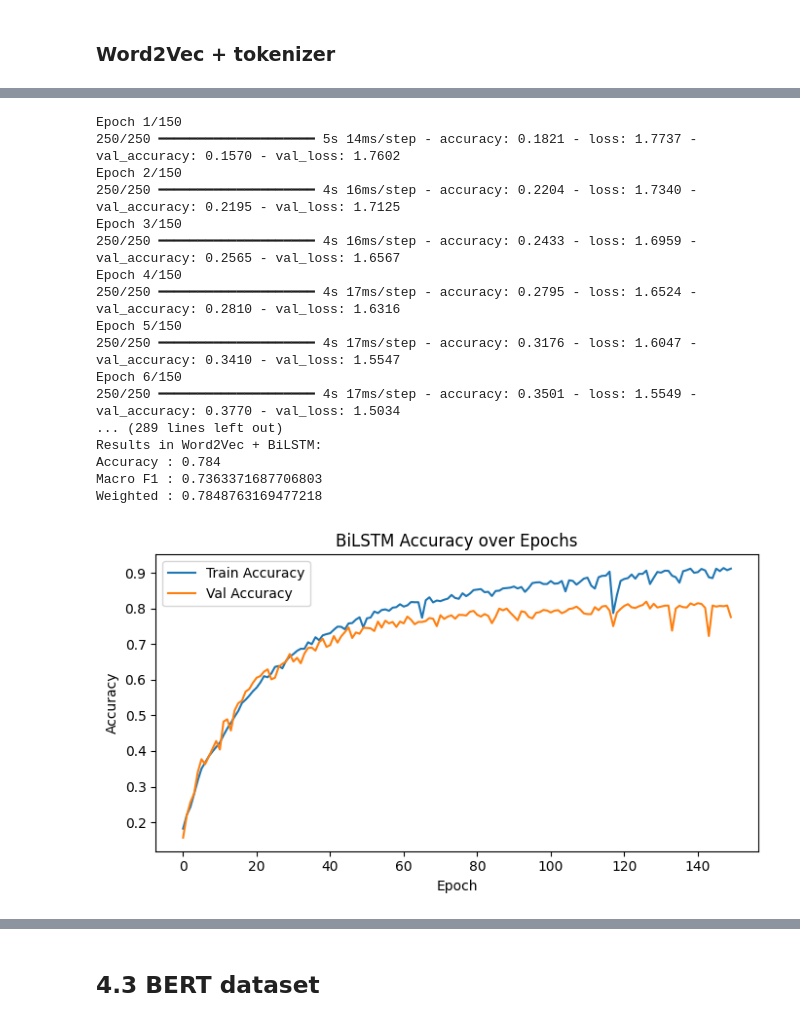
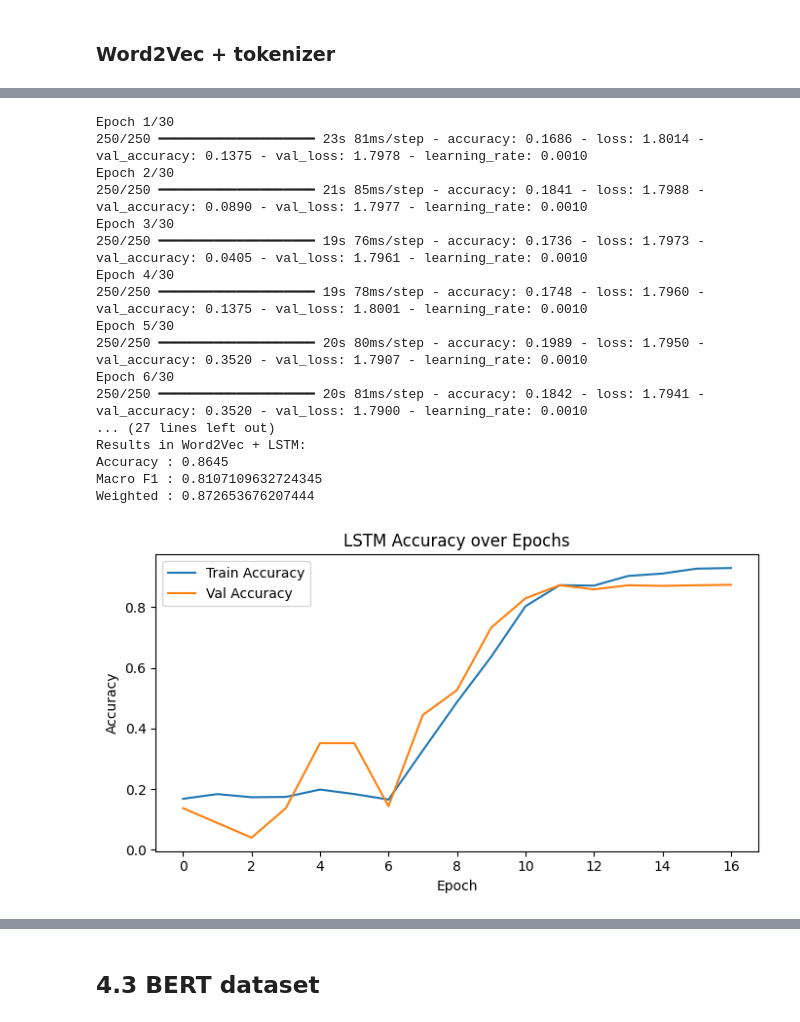
Before and after one commit to tuanTaAnh/Emotion-Classification, a Jupyter notebook: [GH1046139] Ta Anh Tuan - M508C - Big Data Analytics.ipynb, the cells around one changed output, grey strips where cells are left out. Cells and saved outputs as stored; diff of their text form; code cells hidden in the pictures.

```diff
--- a/[GH1046139] Ta Anh Tuan - M508C - Big Data Analytics.ipynb
+++ b/[GH1046139] Ta Anh Tuan - M508C - Big Data Analytics.ipynb
@@ -875,5 +897,5 @@ for w, i in tokenizer.word_index.items():
 # %%
-BiLSTM_EPOCH = 150
+LSTM_EPOCH = 30
 # %%
 tf.keras.backend.clear_session()
 
@@ -922,51 +939,68 @@ Model: "functional"
 # Compute class weights to handle label imbalance during training.
 weights = compute_class_weight("balanced", classes=np.unique(y_train), y=y_train)
 class_weights = {i: w for i, w in enumerate(weights)}
+# %%
+callbacks = [
+    ReduceLROnPlateau(
+        monitor="val_loss",
+        factor=0.5,
+        patience=3,
+        min_lr=1e-5,
+        verbose=1
+    ),
+    EarlyStopping(
+        monitor="val_loss",
+        patience=5,
+        min_delta=1e-3,
+        restore_best_weights=True,
+        verbose=1
+    ),
+]
 # %%
-history = bilstm.fit(
+history = lstm.fit(
     X_train_seq, y_train,
     validation_data=(X_dev_seq, y_dev),
     batch_size=64,
-    epochs=BiLSTM_EPOCH,
+    epochs=LSTM_EPOCH,
     class_weight=class_weights,
+    callbacks=callbacks,
     verbose=1
 )
 
-y_pred_bilstm = np.argmax(bilstm.predict(X_test_seq), axis=1)
+y_pred_lstm = np.argmax(lstm.predict(X_test_seq), axis=1)
 
-print("Results in Word2Vec + BiLSTM:")
-print("Accuracy :", accuracy_score(y_test, y_pred_bilstm))
-print("Macro F1 :", f1_score(y_test, y_pred_bilstm, average="macro"))
-print("Weighted :", f1_score(y_test, y_pred_bilstm, average="weighted"))
+print("Results in Word2Vec + LSTM:")
+print("Accuracy :", accuracy_score(y_test, y_pred_lstm))
+print("Macro F1 :", f1_score(y_test, y_pred_lstm, average="macro"))
+print("Weighted :", f1_score(y_test, y_pred_lstm, average="weighted"))
 # %% [output]
-Epoch 1/150
-250/250 ━━━━━━━━━━━━━━━━━━━━ 5s 14ms/step - accuracy: 0.1821 - loss: 1.7737 - val_accuracy: 0.1570 - val_loss: 1.7602
-Epoch 2/150
-250/250 ━━━━━━━━━━━━━━━━━━━━ 4s 16ms/step - accuracy: 0.2204 - loss: 1.7340 - val_accuracy: 0.2195 - val_loss: 1.7125
-Epoch 3/150
-250/250 ━━━━━━━━━━━━━━━━━━━━ 4s 16ms/step - accuracy: 0.2433 - loss: 1.6959 - val_accuracy: 0.2565 - val_loss: 1.6567
-Epoch 4/150
-250/250 ━━━━━━━━━━━━━━━━━━━━ 4s 17ms/step - accuracy: 0.2795 - loss: 1.6524 - val_accuracy: 0.2810 - val_loss: 1.6316
-Epoch 5/150
-250/250 ━━━━━━━━━━━━━━━━━━━━ 4s 17ms/step - accuracy: 0.3176 - loss: 1.6047 - val_accuracy: 0.3410 - val_loss: 1.5547
-Epoch 6/150
-250/250 ━━━━━━━━━━━━━━━━━━━━ 4s 17ms/step - accuracy: 0.3501 - loss: 1.5549 - val_accuracy: 0.3770 - val_loss: 1.5034
-... (289 lines left out)
-Results in Word2Vec + BiLSTM:
-Accuracy : 0.784
-Macro F1 : 0.7363371687706803
-Weighted : 0.7848763169477218
+Epoch 1/30
+250/250 ━━━━━━━━━━━━━━━━━━━━ 23s 81ms/step - accuracy: 0.1686 - loss: 1.8014 - val_accuracy: 0.1375 - val_loss: 1.7978 - learning_rate: 0.0010
+Epoch 2/30
+250/250 ━━━━━━━━━━━━━━━━━━━━ 21s 85ms/step - accuracy: 0.1841 - loss: 1.7988 - val_accuracy: 0.0890 - val_loss: 1.7977 - learning_rate: 0.0010
+Epoch 3/30
+250/250 ━━━━━━━━━━━━━━━━━━━━ 19s 76ms/step - accuracy: 0.1736 - loss: 1.7973 - val_accuracy: 0.0405 - val_loss: 1.7961 - learning_rate: 0.0010
+Epoch 4/30
+250/250 ━━━━━━━━━━━━━━━━━━━━ 19s 78ms/step - accuracy: 0.1748 - loss: 1.7960 - val_accuracy: 0.1375 - val_loss: 1.8001 - learning_rate: 0.0010
+Epoch 5/30
+250/250 ━━━━━━━━━━━━━━━━━━━━ 20s 80ms/step - accuracy: 0.1989 - loss: 1.7950 - val_accuracy: 0.3520 - val_loss: 1.7907 - learning_rate: 0.0010
+Epoch 6/30
+250/250 ━━━━━━━━━━━━━━━━━━━━ 20s 81ms/step - accuracy: 0.1842 - loss: 1.7941 - val_accuracy: 0.3520 - val_loss: 1.7900 - learning_rate: 0.0010
+... (27 lines left out)
+Results in Word2Vec + LSTM:
+Accuracy : 0.8645
+Macro F1 : 0.8107109632724345
+Weighted : 0.872653676207444
 # %%
-# BiLSTM Training Curve (Accuracy)
 plt.figure(figsize=(7,4))
 plt.plot(history.history["accuracy"], label="Train Accuracy")
 plt.plot(history.history["val_accuracy"], label="Val Accuracy")
-plt.title("BiLSTM Accuracy over Epochs")
+plt.title("LSTM Accuracy over Epochs")
 plt.xlabel("Epoch")
 plt.ylabel("Accuracy")
 plt.legend()
 plt.tight_layout()
 plt.show()
 # %% [output]
-[figure, old version]
+[figure, new version]
 # %% [markdown]
```
Also changed, not shown: parts of 28 cells of this notebook, 2 other files.
